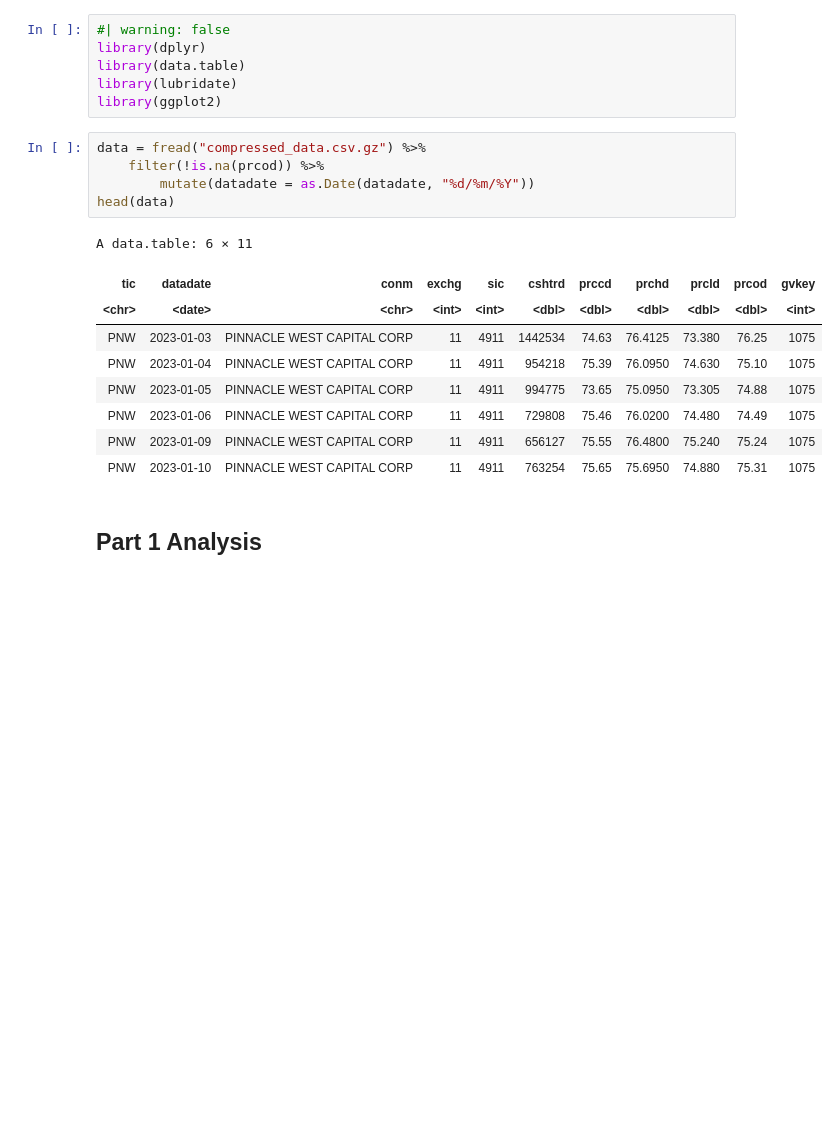
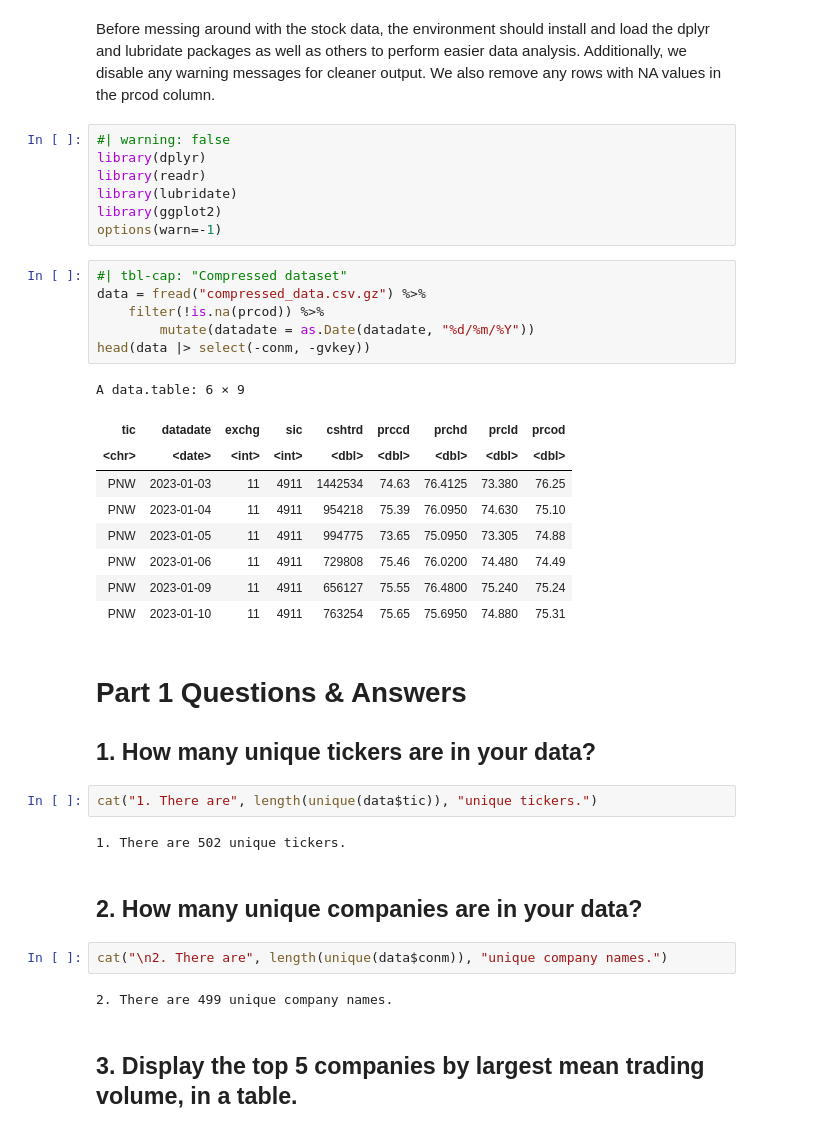
Before and after one commit to mg825/R_Assignment_1, a Jupyter notebook: Assignment-2/code.ipynb, the cells around one changed output. Cells and saved outputs as stored; diff of their text form; blank space fills up the shorter version.

```diff
--- a/Assignment-2/code.ipynb
+++ b/Assignment-2/code.ipynb
@@ -1,23 +27,40 @@
+# %% [markdown]
+Before messing around with the stock data, the environment should install and load the dplyr and lubridate packages as well as others to perform easier data analysis. Additionally, we disable any warning messages for cleaner output. We also remove any rows with NA values in the prcod column.
 # %%
 #| warning: false
 library(dplyr)
-library(data.table)
+library(readr)
 library(lubridate)
 library(ggplot2)
+options(warn=-1)
 # %%
+#| tbl-cap: "Compressed dataset"
 data = fread("compressed_data.csv.gz") %>%
     filter(!is.na(prcod)) %>%
         mutate(datadate = as.Date(datadate, "%d/%m/%Y"))
-head(data)
+head(data |> select(-conm, -gvkey))
 # %% [output]
-A data.table: 6 × 11
+A data.table: 6 × 9
-| tic | datadate | conm | exchg | sic | cshtrd | prccd | prchd | prcld | prcod | gvkey |
-| <chr> | <date> | <chr> | <int> | <int> | <dbl> | <dbl> | <dbl> | <dbl> | <dbl> | <int> |
-| PNW | 2023-01-03 | PINNACLE WEST CAPITAL CORP | 11 | 4911 | 1442534 | 74.63 | 76.4125 | 73.380 | 76.25 | 1075 |
-| PNW | 2023-01-04 | PINNACLE WEST CAPITAL CORP | 11 | 4911 | 954218 | 75.39 | 76.0950 | 74.630 | 75.10 | 1075 |
-| PNW | 2023-01-05 | PINNACLE WEST CAPITAL CORP | 11 | 4911 | 994775 | 73.65 | 75.0950 | 73.305 | 74.88 | 1075 |
-| PNW | 2023-01-06 | PINNACLE WEST CAPITAL CORP | 11 | 4911 | 729808 | 75.46 | 76.0200 | 74.480 | 74.49 | 1075 |
-| PNW | 2023-01-09 | PINNACLE WEST CAPITAL CORP | 11 | 4911 | 656127 | 75.55 | 76.4800 | 75.240 | 75.24 | 1075 |
-| PNW | 2023-01-10 | PINNACLE WEST CAPITAL CORP | 11 | 4911 | 763254 | 75.65 | 75.6950 | 74.880 | 75.31 | 1075 |
+| tic | datadate | exchg | sic | cshtrd | prccd | prchd | prcld | prcod |
+| <chr> | <date> | <int> | <int> | <dbl> | <dbl> | <dbl> | <dbl> | <dbl> |
+| PNW | 2023-01-03 | 11 | 4911 | 1442534 | 74.63 | 76.4125 | 73.380 | 76.25 |
+| PNW | 2023-01-04 | 11 | 4911 | 954218 | 75.39 | 76.0950 | 74.630 | 75.10 |
+| PNW | 2023-01-05 | 11 | 4911 | 994775 | 73.65 | 75.0950 | 73.305 | 74.88 |
+| PNW | 2023-01-06 | 11 | 4911 | 729808 | 75.46 | 76.0200 | 74.480 | 74.49 |
+| PNW | 2023-01-09 | 11 | 4911 | 656127 | 75.55 | 76.4800 | 75.240 | 75.24 |
+| PNW | 2023-01-10 | 11 | 4911 | 763254 | 75.65 | 75.6950 | 74.880 | 75.31 |
 # %% [markdown]
-## Part 1 Analysis
+# Part 1 Questions & Answers
+## 1. How many unique tickers are in your data?
+# %%
+cat("1. There are", length(unique(data$tic)), "unique tickers.")
+# %% [output]
+1. There are 502 unique tickers.
+# %% [markdown]
+## 2. How many unique companies are in your data?
+# %%
+cat("\n2. There are", length(unique(data$conm)), "unique company names.")
+# %% [output]
+2. There are 499 unique company names.
+# %% [markdown]
+## 3. Display the top 5 companies by largest mean trading volume, in a table.
```
Also changed, not shown: parts of 30 cells of this notebook, 2 other files.
